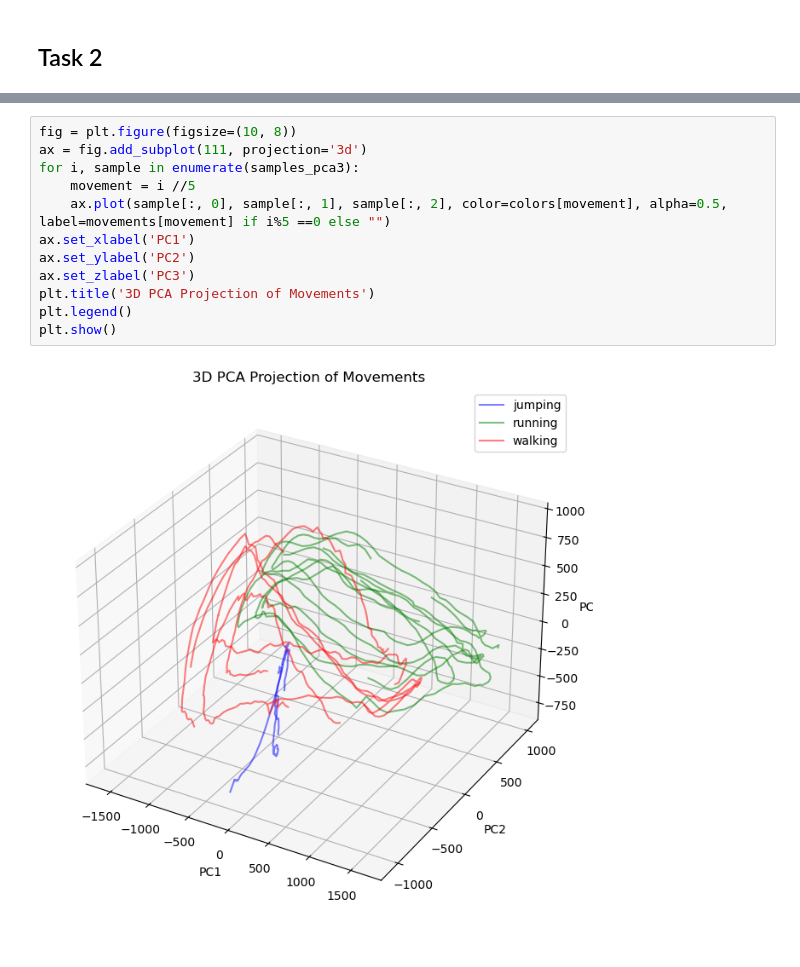
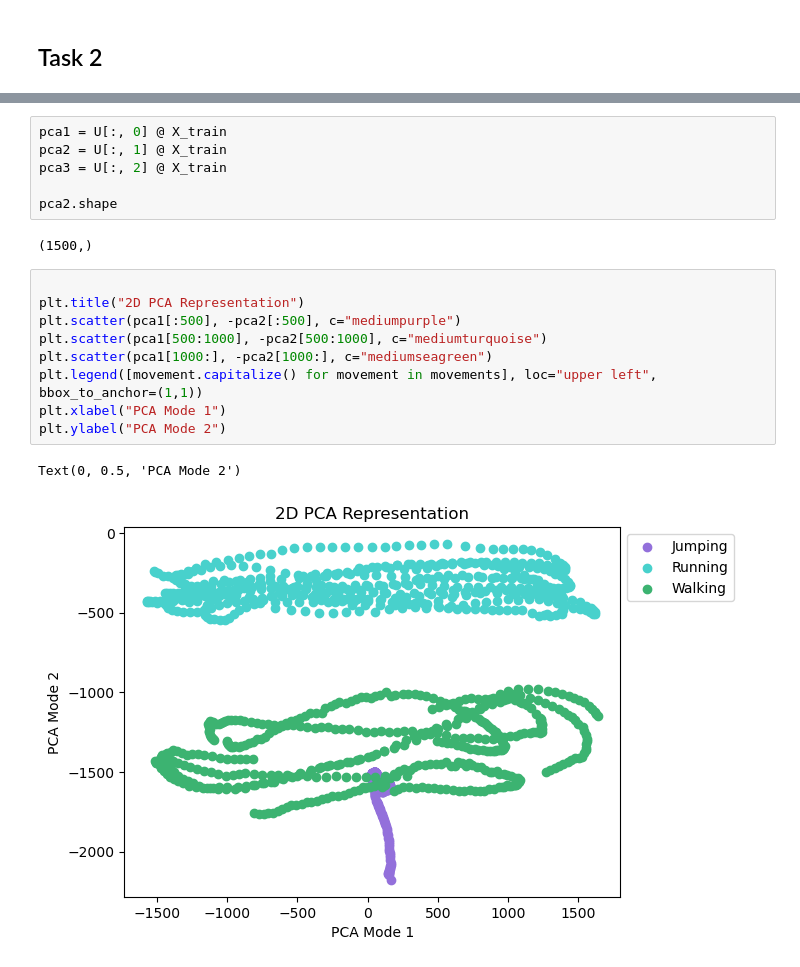
Before and after one commit to Rohan-Pandey1729/AMATH482, a Jupyter notebook: Report 2/Code.ipynb, the cells around one changed output, grey strips where cells are left out. Saved outputs shown, nothing was run; the diff lists cells and outputs as text.

```diff
--- a/Report 2/Code.ipynb
+++ b/Report 2/Code.ipynb
@@ -143,14 +109,20 @@ plt.show()
-# %%
-fig = plt.figure(figsize=(10, 8))
-ax = fig.add_subplot(111, projection='3d')
-for i, sample in enumerate(samples_pca3):
-    movement = i //5
-    ax.plot(sample[:, 0], sample[:, 1], sample[:, 2], color=colors[movement], alpha=0.5, label=movements[movement] if i%5 ==0 else "")
-ax.set_xlabel('PC1')
-ax.set_ylabel('PC2')
-ax.set_zlabel('PC3')
-plt.title('3D PCA Projection of Movements')
-plt.legend()
-plt.show()
-# %% [output]
-[figure, removed]
+# %%
+pca1 = U[:, 0] @ X_train
+pca2 = U[:, 1] @ X_train
+pca3 = U[:, 2] @ X_train
+
+pca2.shape
+# %% [output]
+(1500,)
+# %%
+
+plt.title("2D PCA Representation")
+plt.scatter(pca1[:500], -pca2[:500], c="mediumpurple")
+plt.scatter(pca1[500:1000], -pca2[500:1000], c="mediumturquoise")
+plt.scatter(pca1[1000:], -pca2[1000:], c="mediumseagreen")
+plt.legend([movement.capitalize() for movement in movements], loc="upper left", bbox_to_anchor=(1,1))
+plt.xlabel("PCA Mode 1")
+plt.ylabel("PCA Mode 2")
+# %% [output]
+Text(0, 0.5, 'PCA Mode 2')
+[figure, added]
```
Also changed, not shown: parts of 29 cells of this notebook, 16 other files.
